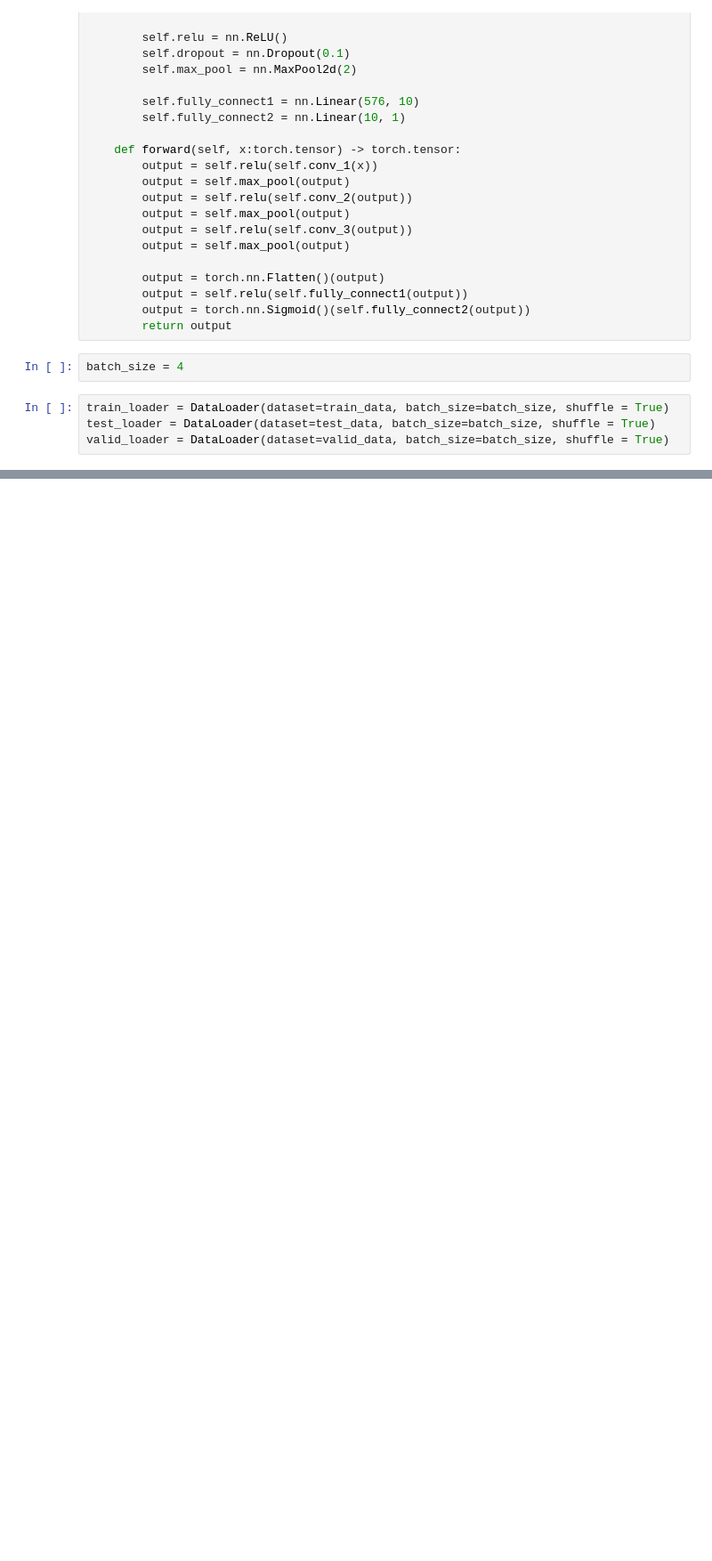
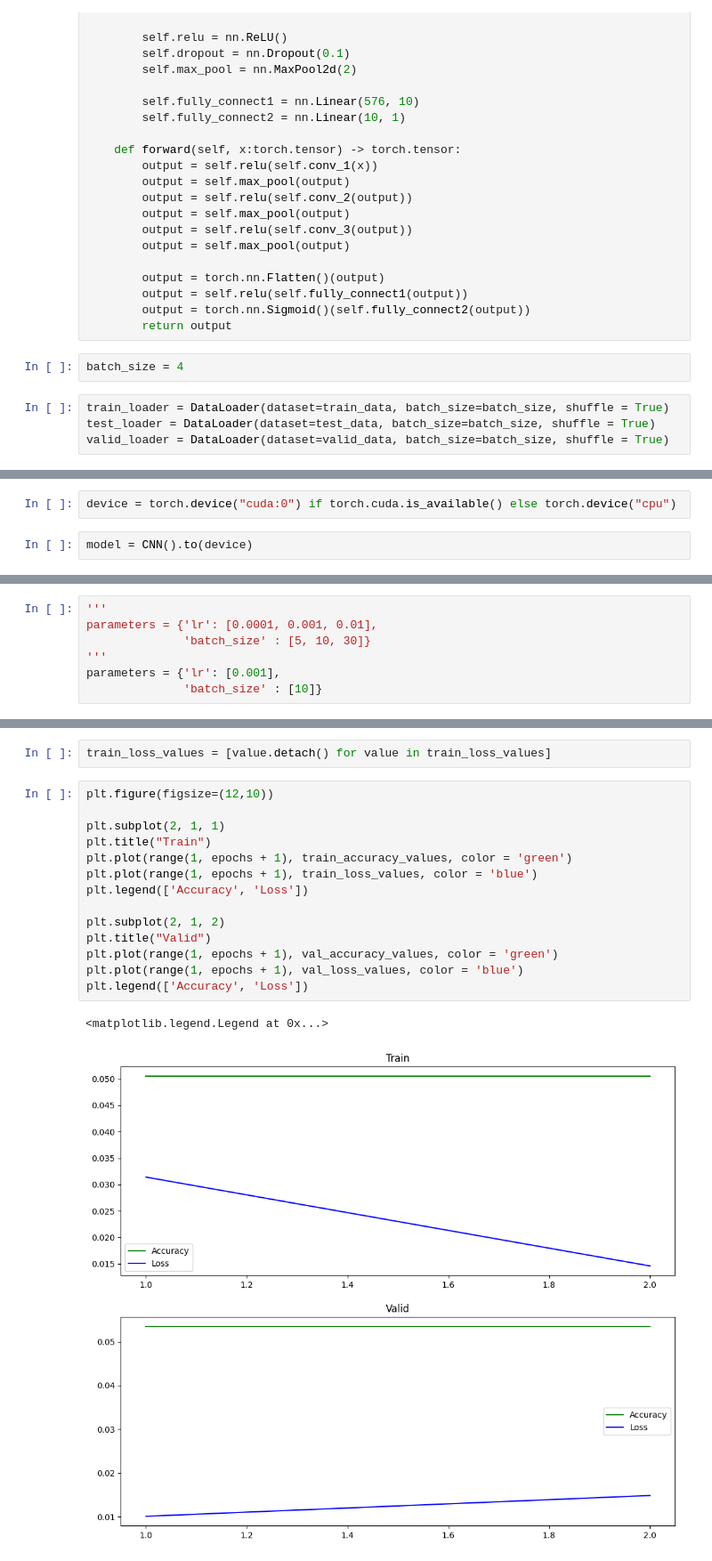
Before and after one commit to comandir26/CNN, a Jupyter notebook: main.ipynb, the cells around one changed output, grey strips where cells are left out. Shown: that part at 89% size. Drawn from its saved outputs; the diff is of its cells as text; blank space fills up the shorter version.

Commit message:
Tested the model for one pair of learning_rate and batch_size

```diff
--- a/main.ipynb
+++ b/main.ipynb
@@ -130,0 +132,4 @@ Clipping input data to the valid range for imshow with RGB data ([0..1] for floa
+# %%
+device = torch.device("cuda:0") if torch.cuda.is_available() else torch.device("cpu")
+# %%
+model = CNN().to(device)
@@ -130,0 +140,7 @@ Clipping input data to the valid range for imshow with RGB data ([0..1] for floa
+# %%
+'''
+parameters = {'lr': [0.0001, 0.001, 0.01],
+              'batch_size' : [5, 10, 30]}
+'''
+parameters = {'lr': [0.001],
+              'batch_size' : [10]}
@@ -130,0 +254,19 @@ Clipping input data to the valid range for imshow with RGB data ([0..1] for floa
+# %%
+train_loss_values = [value.detach() for value in train_loss_values]
+# %%
+plt.figure(figsize=(12,10))
+
+plt.subplot(2, 1, 1)
+plt.title("Train")
+plt.plot(range(1, epochs + 1), train_accuracy_values, color = 'green')
+plt.plot(range(1, epochs + 1), train_loss_values, color = 'blue')
+plt.legend(['Accuracy', 'Loss'])
+
+plt.subplot(2, 1, 2)
+plt.title("Valid")
+plt.plot(range(1, epochs + 1), val_accuracy_values, color = 'green')
+plt.plot(range(1, epochs + 1), val_loss_values, color = 'blue')
+plt.legend(['Accuracy', 'Loss'])
+# %% [output]
+<matplotlib.legend.Legend at 0x...>
+[figure, added]
```
Also changed, not shown: parts of 9 cells of this notebook.
